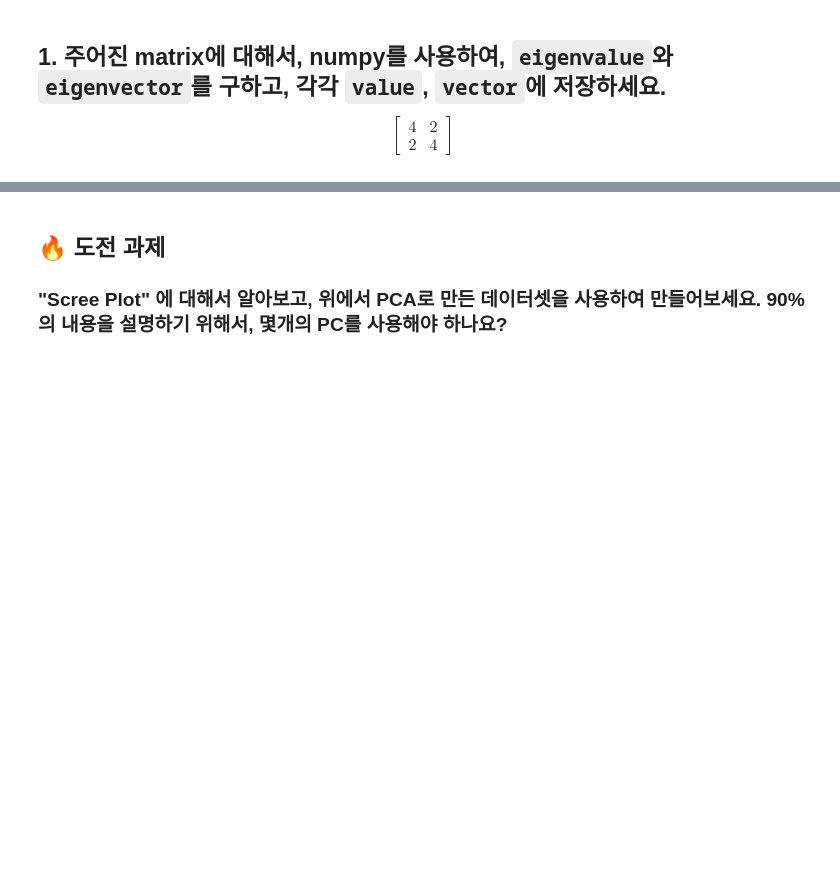
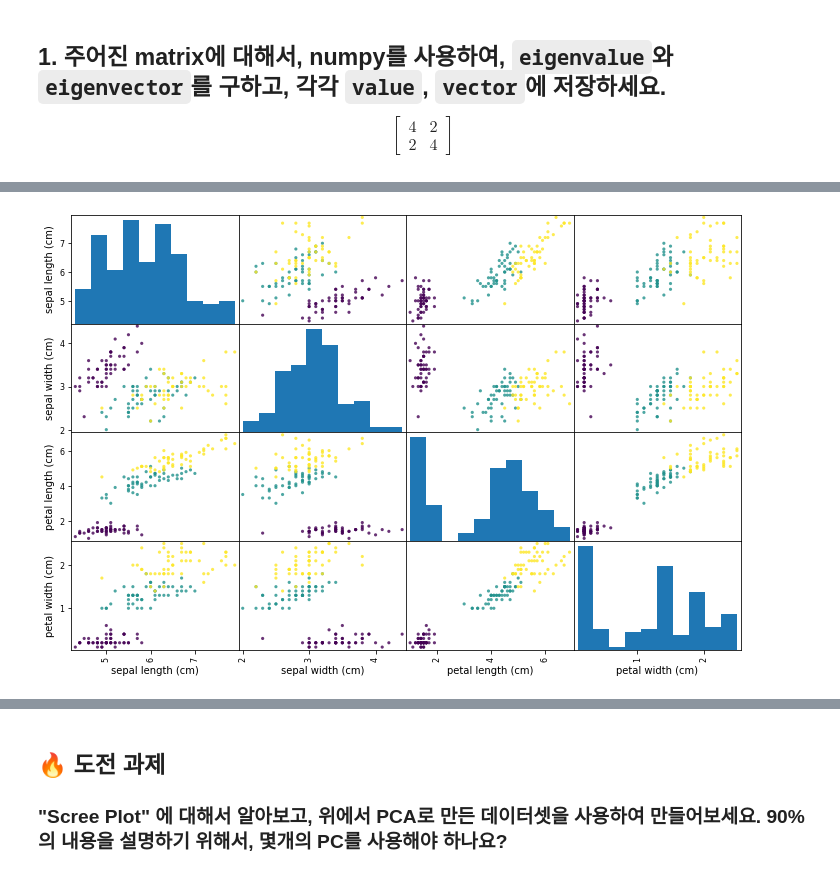
Before and after one commit to KyungRyeolBaek/study, a Jupyter notebook: n133-dimensionality-reduction-techniques/n133a-high-dimensional-data.ipynb, the cells around one changed output, grey strips where cells are left out. Cells and saved outputs as stored; diff of their text form; code cells hidden in the pictures; blank space fills up the shorter version.

```diff
--- a/n133-dimensionality-reduction-techniques/n133a-high-dimensional-data.ipynb
+++ b/n133-dimensionality-reduction-techniques/n133a-high-dimensional-data.ipynb
@@ -28,0 +71,26 @@
+# %%
+# 기본 데이터 분석을 위한 Library
+import pandas as pd
+import numpy as np
+
+# 시각화 Library
+import matplotlib.pyplot as plt
+import seaborn as sns
+
+# Sklearn에 있는 기본 데이터셋을 가져오기 위한
+from sklearn import datasets
+
+# sklearn의 PCA를 통해서 쉽게 PCA 적용가능
+from sklearn.decomposition import PCA
+# 그렇지 않으면 Matrix만들고 COV 구해서
+# eigen_vector, eigen_value를 구해야하는 등 과정이 복잡해진다.
+from pandas.plotting import scatter_matrix
+
+#loading dataset
+iris = datasets.load_iris()
+#creating data frame for pandas
+dataframe = pd.DataFrame(iris['data'], columns=iris['feature_names'])
+scatter_matrix(dataframe, c=iris['target'],marker='o', s=10,alpha=.8, figsize=(12,8))
+plt.show()
+# %% [output]
+[figure, added]
```
Also changed, not shown: parts of 6 cells of this notebook.
